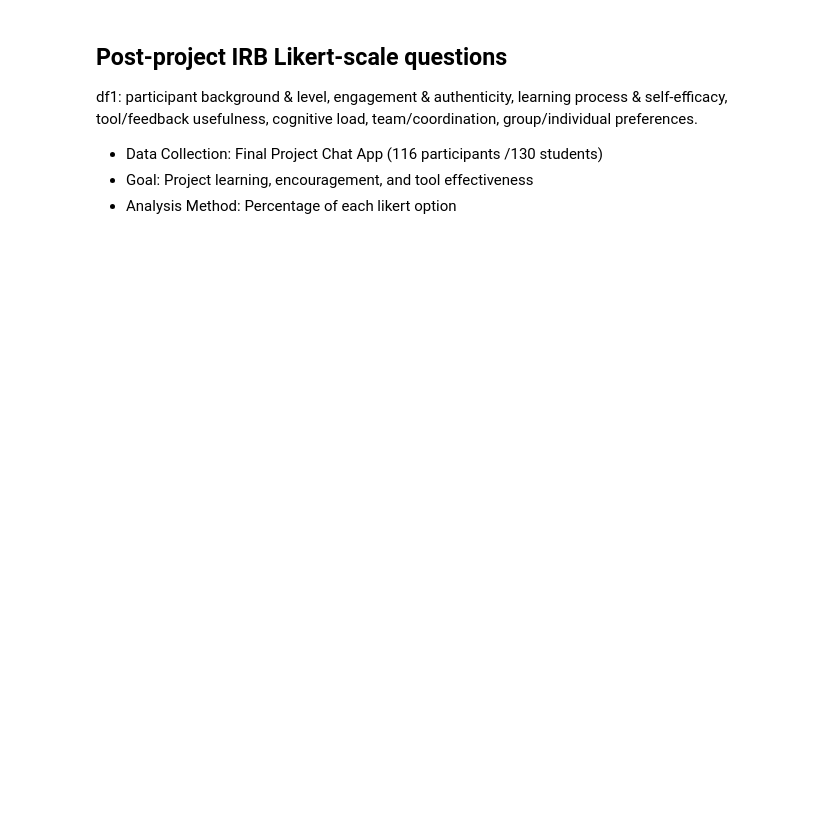
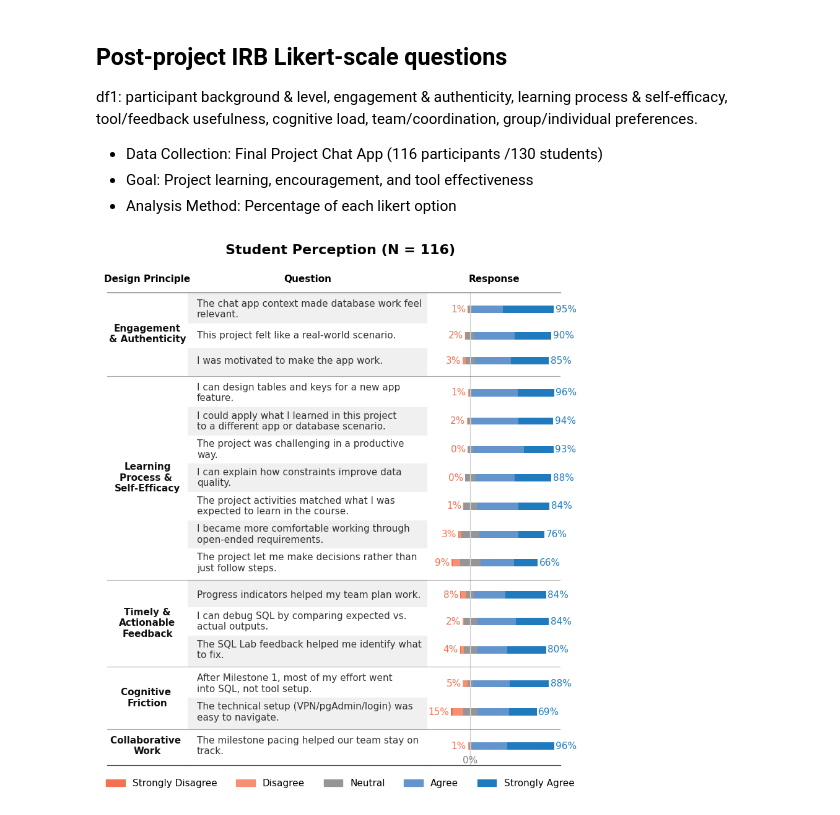
Before and after one commit to bcsaldias/sigcse-ai-2027, a Jupyter notebook: likert/v2_Info330_ExploratoryDataAnalysis.ipynb, the cells around one changed output. Cells and saved outputs as stored; diff of their text form; code cells hidden in the pictures; blank space fills up the shorter version.

Commit message:
Bigger fontsize

```diff
--- a/likert/v2_Info330_ExploratoryDataAnalysis.ipynb
+++ b/likert/v2_Info330_ExploratoryDataAnalysis.ipynb
@@ -22,7 +22,7 @@ import matplotlib.pyplot as plt
 import textwrap
 
 # plt.rcParams["font.family"] = "Arial"
-font_size = 10
+font_size = 11
 plt.rcParams["font.size"]   = font_size
 
 
@@ -39,12 +39,11 @@ COLORS = {
 }
 
 FILTERED_QUESTION = (
-    "Learning Process & Self‑Efficacy"
-    "[I can debug SQL by comparing expected vs. actual outputs.]"
+    "Learning process & self‑efficacy [I can debug SQL by comparing expected vs. actual outputs.]"
 )
 
 CATEGORY_LABELS = {
-    "Engagement & Authenticity":        "Engagement & \nAuthenticity",
+    "Engagement & Authenticity":        "Engagement\n& Authenticity",
     "Learning Process & Self‑Efficacy": "Learning\nProcess & \nSelf-Efficacy",
     "Tool/Feedback Usefulness":         "Timely &\nActionable\nFeedback",
     "Cognitive Load / Friction":        "Cognitive \nFriction",
@@ -61,7 +60,7 @@ def split_question(text):
         category, question = "Other", text
     return category, question
 
-def wrap_text(text, width=38):
+def wrap_text(text, width=45):
     return "\n".join(textwrap.wrap(text, width))
 
 questions = [c for c in df.columns if "[" in c and c != FILTERED_QUESTION]
@@ -95,7 +94,7 @@ summary_df = summary_df.sort_values(
     ["category_avg_pos", "total_pos"], ascending=[False, False]
 )
 
-BASE_H     = 1.30
+BASE_H     = 2.00
 LINE_EXTRA = 0.28
 GAP        = 0.45
 
@@ -105,7 +104,13 @@ category_ranges = []
 row_heights     = []
 current_y       = 0.0
 
-for category in summary_df["category"].unique():
+# for category in summary_df["category"].unique():
+for category in [
+        'Engagement & Authenticity',
+       'Learning Process & Self‑Efficacy',
+       'Tool/Feedback Usefulness',
+       'Cognitive Load / Friction',
+       'Team/Coordination']:
     cat_df  = summary_df[summary_df["category"] == category]
     first_y = None
 
@@ -139,9 +144,9 @@ BAR_HEIGHT = 0.58
 
 fig, (ax_cat, ax_q, ax_main) = plt.subplots(
     ncols=3, sharey=True,
-    figsize=(8, 8),
+    figsize=(8, 8.8),
     gridspec_kw={
-        "width_ratios": [1.5, 3.5, 3.5],
+        "width_ratios": [1.5, 4.5, 2.5],
         "wspace": 0.0
     }
 )
@@ -155,7 +160,7 @@ for cat in category_ranges:
     ax_cat.text(
         0.5, cat["mid"], label,
         ha="center", va="center",
-        fontsize=9, fontweight="bold",
+        fontsize=font_size, fontweight="bold",
         color="#111111", multialignment="center"
     )
 
@@ -167,19 +172,31 @@ ax_q.set_xlim(0, 1)
 ax_q.set_xticks([])
 ax_q.set_yticks([])
 
-# band = text height + equal pad on top and bottom
-pad = 0.15
-for i, y in enumerate(y_bars):
+# full row height bands — text is va="center" so padding above == padding below
+# for every row regardless of line count: padding = (BASE_H - LINE_EXTRA) / 2
+# for i, (y, rh) in enumerate(zip(y_bars, row_heights)):
+#     color = "#f0f0f0" if i % 2 == 0 else "white"
+#     ax_q.axhspan(y - rh / 2, y + rh / 2, color=color, zorder=0)
+
+n = len(y_bars)
+for i, (y, rh) in enumerate(zip(y_bars, row_heights)):
     color = "#f0f0f0" if i % 2 == 0 else "white"
-    num_lines = plot_df.iloc[i]["question"].count("\n") + 1
-    half_text = num_lines * LINE_EXTRA / 2
-    ax_q.axhspan(y - half_text - pad, y + half_text + pad, color=color, zorder=0)
+    y_lo = y - rh / 2
+    y_hi = y + rh / 2
+    # first row of a category: extend up to the divider above
+    if i == 0 or y_bars[i] - rh / 2 > y_bars[i-1] + row_heights[i-1] / 2 + 0.001:
+        y_lo -= GAP / 2
+    # last row of a category: extend down to the divider below
+    if i == n - 1 or y_bars[i+1] - row_heights[i+1] / 2 > y_bars[i] + rh / 2 + 0.001:
+        y_hi += GAP / 2
+    ax_q.axhspan(y_lo, y_hi, color=color, zorder=0)
+
 
 for i, (_, row) in enumerate(plot_df.iterrows()):
     ax_q.text(
         0.04, y_positions[i], row["question"],
         ha="left", va="center",
-        fontsize=8.5, color="#333333"
+        fontsize=font_size, color="#333333"
     )
 
 neutral_half = (plot_df["Neutral"] / 2).values
@@ -218,31 +235,36 @@ for cat in category_ranges[:-1]:
         ax.axhline(cat["divider"], color=BORDER_COLOR, lw=0.8, alpha=0.5)
 
 for ax in [ax_cat, ax_q, ax_main]:
     for side, spine in ax.spines.items():
         if side in ("left", "right"):
             spine.set_visible(False)
         else:
             spine.set_visible(True)
             spine.set_linewidth(0.9)
             spine.set_color(BORDER_COLOR)
 
 ax_cat.invert_yaxis()
+margin = 0.2
+ax_cat.set_ylim(current_y - GAP / 2 + margin, -margin)
 
 legend_handles = [
     plt.Rectangle((0, 0), 1, 1, color=COLORS[lbl], label=lbl)
     for lbl in LIKERT_ORDER
 ]
 fig.legend(
     handles=legend_handles,
     loc="upper center", bbox_to_anchor=(0.5, 0.02),
     ncol=len(LIKERT_ORDER),
-    fontsize=10, frameon=False
+    fontsize=font_size, frameon=False
 )
 
 plt.suptitle(
     "Student Perception (N = 116)",
     fontsize=16, fontweight="semibold", y=0.985
 )
+ax_main.text(0, ax_main.get_ylim()[0], "0%", ha="center", va="bottom", fontsize=font_size, color="gray")
 
 fig.tight_layout(rect=[0, 0.01, 1, 0.99])
 plt.show()
+# %% [output]
+[figure, added]
```
